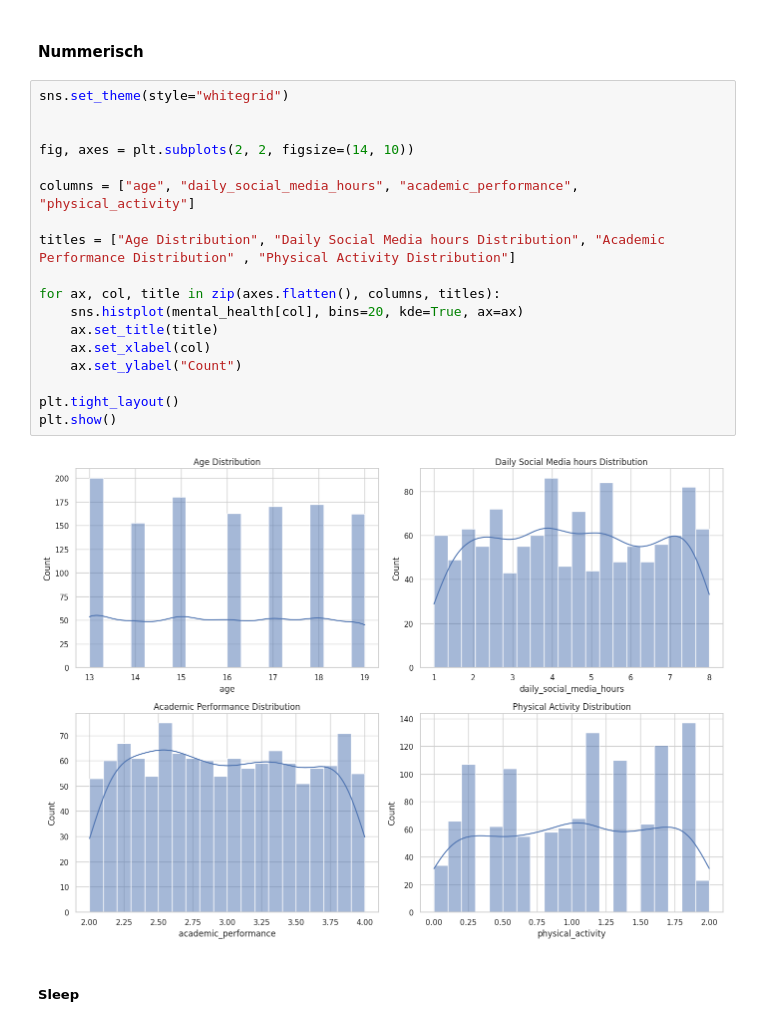
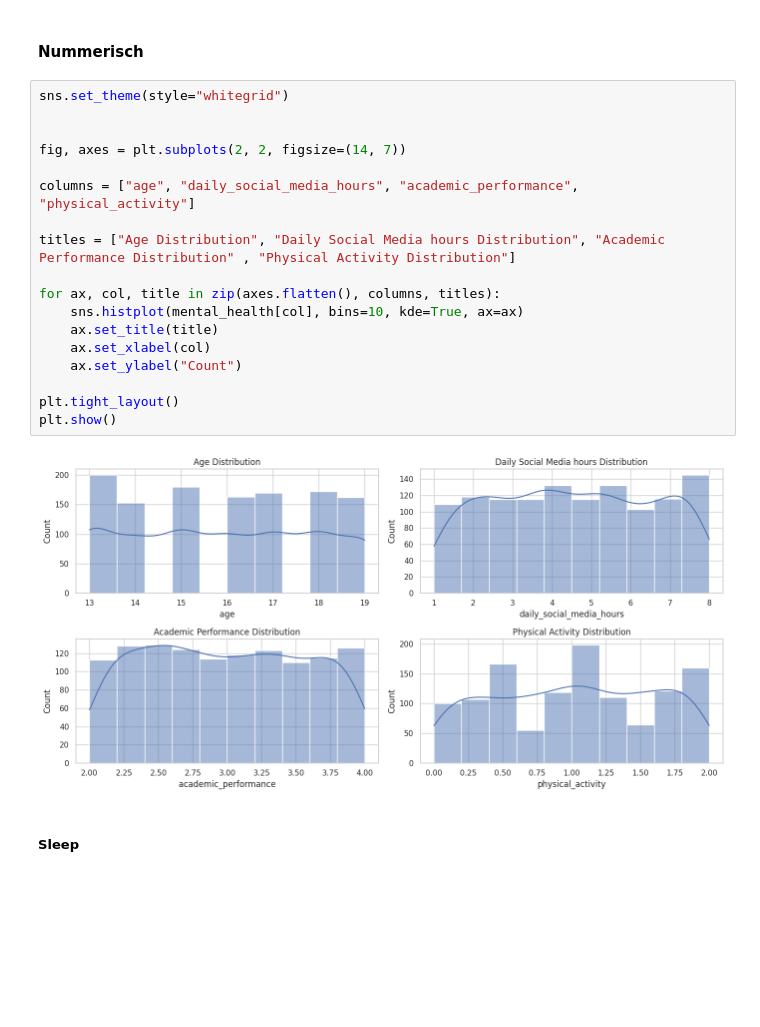
Before and after one commit to Beatmister/Teen-Mental-Health-Prediction, a Jupyter notebook: mental_health_exploration.ipynb, the cells around one changed output. Saved outputs shown, nothing was run; the diff lists cells and outputs as text; blank space fills up the shorter version.

```diff
--- a/mental_health_exploration.ipynb
+++ b/mental_health_exploration.ipynb
@@ -137,23 +137,23 @@ very unbalanced
 # %%
 sns.set_theme(style="whitegrid")
 
 
-fig, axes = plt.subplots(2, 2, figsize=(14, 10))
+fig, axes = plt.subplots(2, 2, figsize=(14, 7))
 
 columns = ["age", "daily_social_media_hours", "academic_performance", "physical_activity"]
 
 titles = ["Age Distribution", "Daily Social Media hours Distribution", "Academic Performance Distribution" , "Physical Activity Distribution"]
 
 for ax, col, title in zip(axes.flatten(), columns, titles):
-    sns.histplot(mental_health[col], bins=20, kde=True, ax=ax)
+    sns.histplot(mental_health[col], bins=10, kde=True, ax=ax)
     ax.set_title(title)
     ax.set_xlabel(col)
     ax.set_ylabel("Count")
 
 plt.tight_layout()
 plt.show()
 # %% [output]
-[figure, old version]
+[figure, new version]
 # %% [markdown]
 ##### Sleep
 # %%
```
Also changed, not shown: parts of 1 cell of this notebook, 2 other files.
